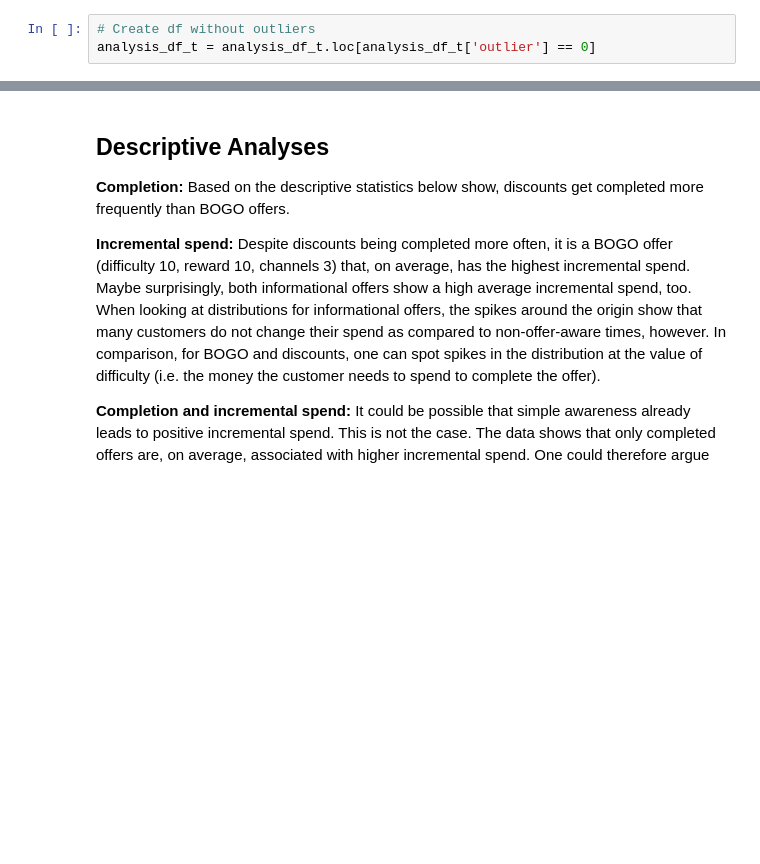
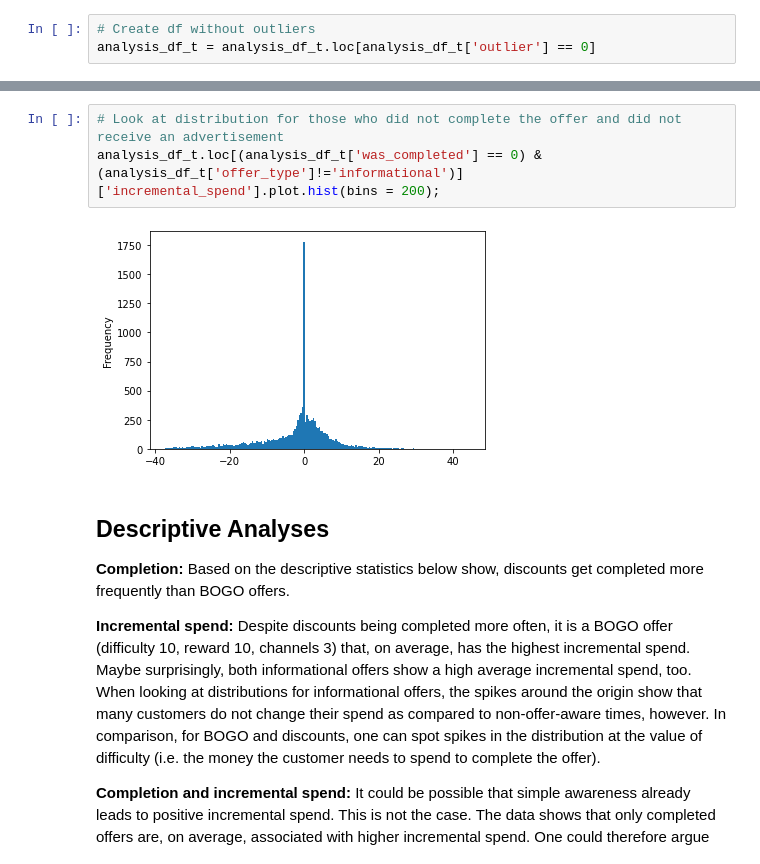
Before and after one commit to judithleao/capstone-project-starbucks, a Jupyter notebook: Starbucks-Analysis.ipynb, the cells around one changed output, grey strips where cells are left out. Cells and saved outputs as stored; diff of their text form; blank space fills up the shorter version.

```diff
--- a/Starbucks-Analysis.ipynb
+++ b/Starbucks-Analysis.ipynb
@@ -185,3 +203,8 @@ analysis_df_t = analysis_df_t.loc[analysis_df_t['outlier'] == 0]
+# %%
+# Look at distribution for those who did not complete the offer and did not receive an advertisement
+analysis_df_t.loc[(analysis_df_t['was_completed'] == 0) & (analysis_df_t['offer_type']!='informational')]['incremental_spend'].plot.hist(bins = 200);
+# %% [output]
+[figure, added]
 # %% [markdown]
 ## Descriptive Analyses
 **Completion:** Based on the descriptive statistics below show, discounts get completed more frequently than BOGO offers.
```
Also changed, not shown: parts of 19 cells of this notebook.
